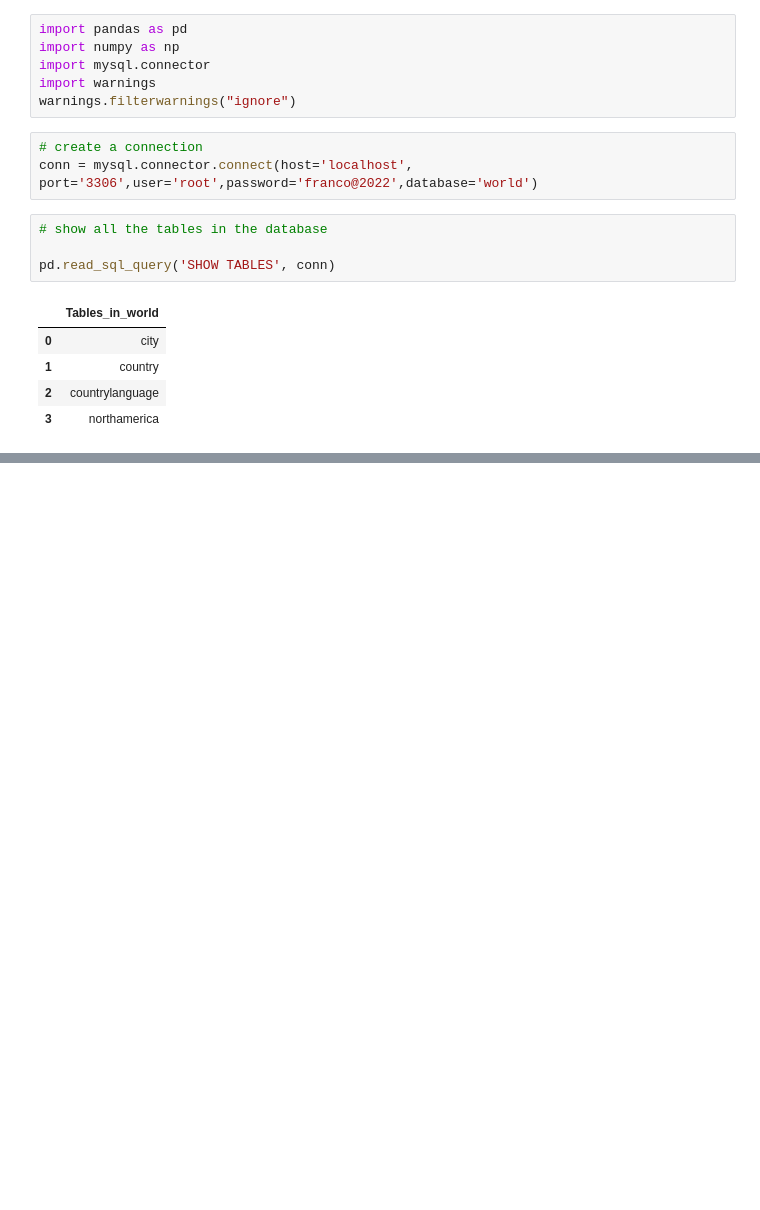
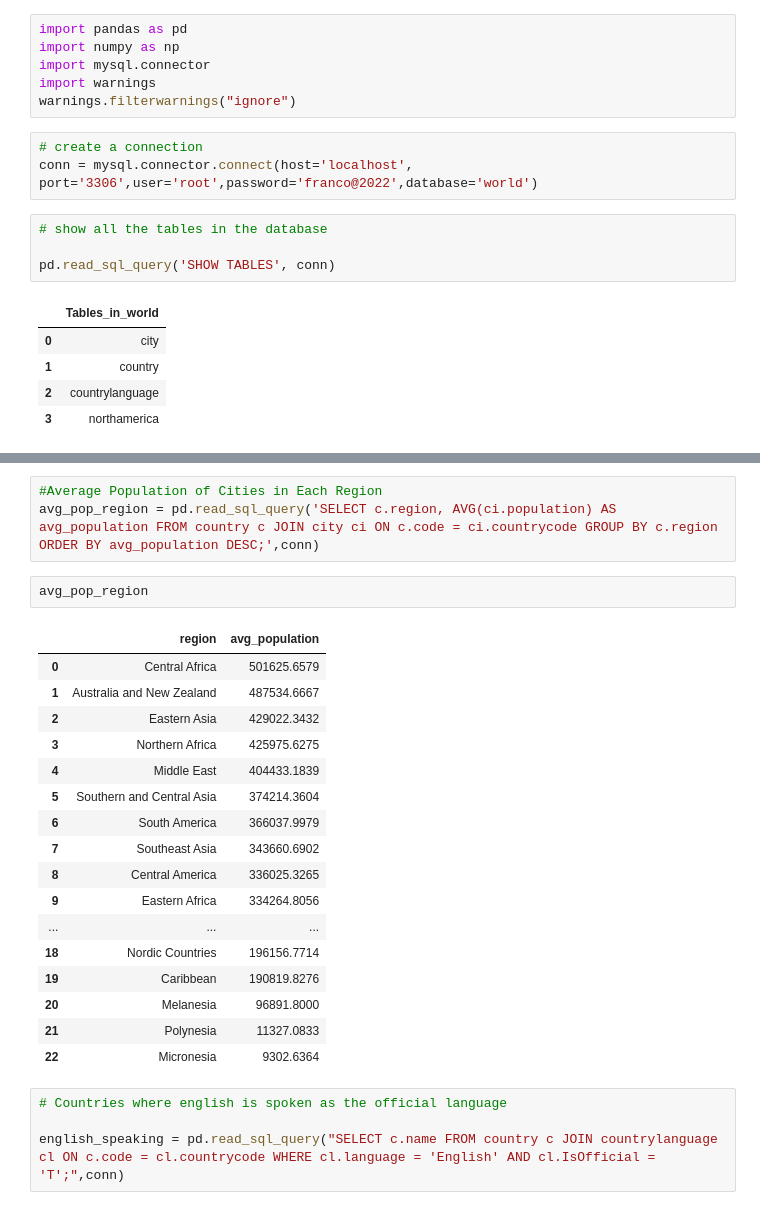
Before and after one commit to franciskyalo/sql_queries, a Jupyter notebook: sql.ipynb, the cells around one changed output, grey strips where cells are left out. Cells and saved outputs as stored; diff of their text form; blank space fills up the shorter version.

```diff
--- a/sql.ipynb
+++ b/sql.ipynb
@@ -35,0 +69,27 @@ pd.read_sql_query('SHOW TABLES', conn)
+# %%
+#Average Population of Cities in Each Region
+avg_pop_region = pd.read_sql_query('SELECT c.region, AVG(ci.population) AS avg_population FROM country c JOIN city ci ON c.code = ci.countrycode GROUP BY c.region ORDER BY avg_population DESC;',conn)
+# %%
+avg_pop_region
+# %% [output]
+|  | region | avg_population |
+| 0 | Central Africa | 501625.6579 |
+| 1 | Australia and New Zealand | 487534.6667 |
+| 2 | Eastern Asia | 429022.3432 |
+| 3 | Northern Africa | 425975.6275 |
+| 4 | Middle East | 404433.1839 |
+| 5 | Southern and Central Asia | 374214.3604 |
+| 6 | South America | 366037.9979 |
+| 7 | Southeast Asia | 343660.6902 |
+| 8 | Central America | 336025.3265 |
+| 9 | Eastern Africa | 334264.8056 |
+| ... | ... | ... |
+| 18 | Nordic Countries | 196156.7714 |
+| 19 | Caribbean | 190819.8276 |
+| 20 | Melanesia | 96891.8000 |
+| 21 | Polynesia | 11327.0833 |
+| 22 | Micronesia | 9302.6364 |
+# %%
+# Countries where english is spoken as the official language
+
+english_speaking = pd.read_sql_query("SELECT c.name FROM country c JOIN countrylanguage cl ON c.code = cl.countrycode WHERE cl.language = 'English' AND cl.IsOfficial = 'T';",conn)
```
Also changed, not shown: parts of 17 cells of this notebook.
